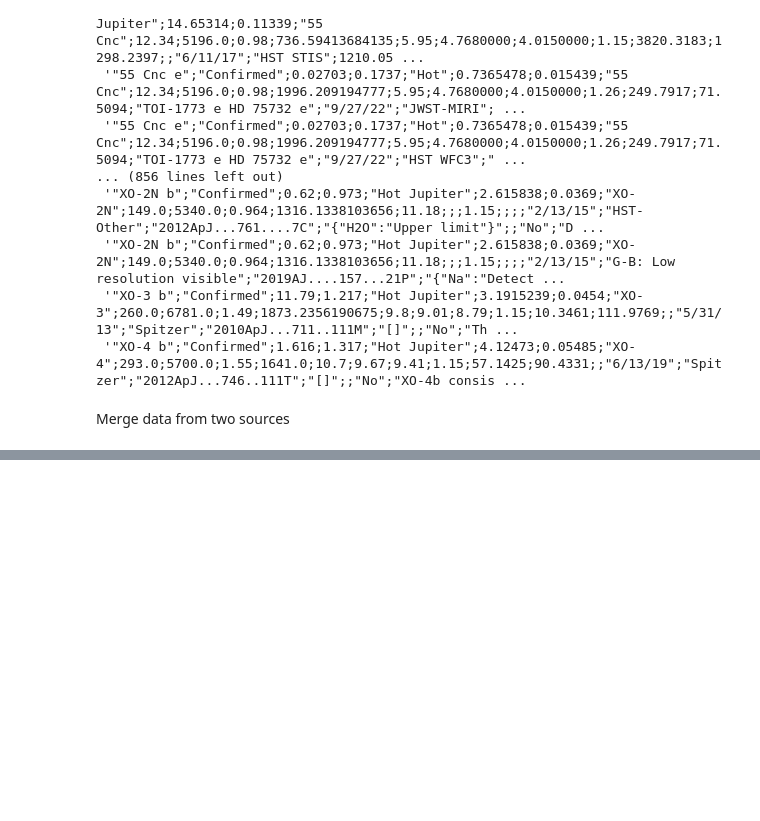
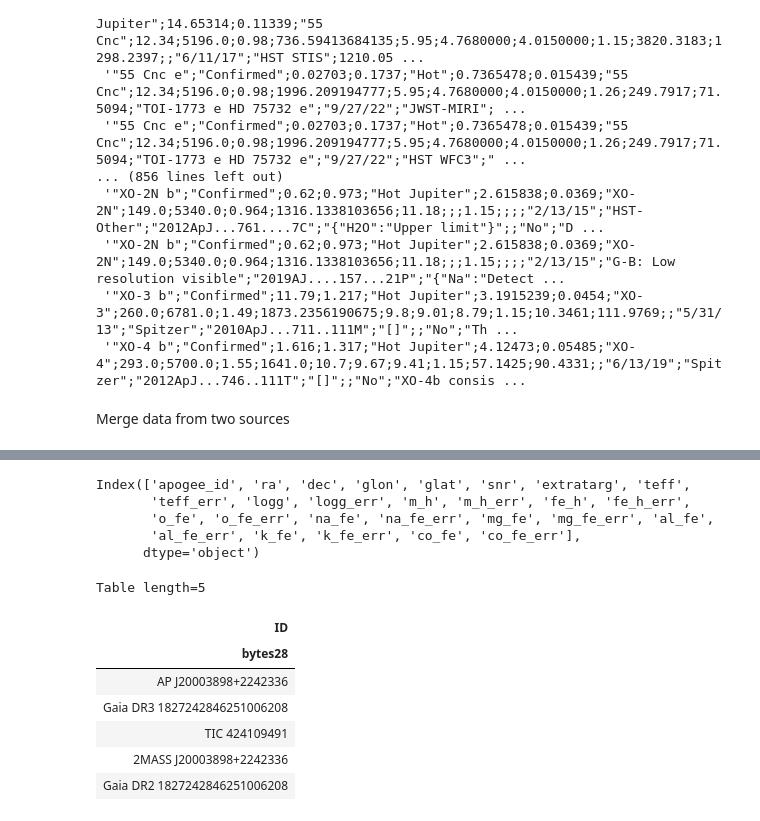
Before and after one commit to Chrrrrris/StarPlanet_Abundance_Catalog, a Jupyter notebook: code/data_preprocessing.ipynb, the cells around one changed output, grey strips where cells are left out. Saved outputs shown, nothing was run; the diff lists cells and outputs as text; code cells hidden in the pictures; blank space fills up the shorter version.

Commit message:
apogee added

```diff
--- a/code/data_preprocessing.ipynb
+++ b/code/data_preprocessing.ipynb
@@ -170,0 +246,21 @@ print(systems_df)
+# %%
+apogee_df.columns
+# %% [output]
+Index(['apogee_id', 'ra', 'dec', 'glon', 'glat', 'snr', 'extratarg', 'teff',
+       'teff_err', 'logg', 'logg_err', 'm_h', 'm_h_err', 'fe_h', 'fe_h_err',
+       'o_fe', 'o_fe_err', 'na_fe', 'na_fe_err', 'mg_fe', 'mg_fe_err', 'al_fe',
+       'al_fe_err', 'k_fe', 'k_fe_err', 'co_fe', 'co_fe_err'],
+      dtype='object')
+# %%
+from astroquery.simbad import Simbad
+
+Simbad.query_objectids('AP J20003898+2242336')
+# %% [output]
+Table length=5
+| ID |
+| bytes28 |
+| AP J20003898+2242336 |
+| Gaia DR3 1827242846251006208 |
+| TIC 424109491 |
+| 2MASS J20003898+2242336 |
+| Gaia DR2 1827242846251006208 |
```
Also changed, not shown: parts of 12 cells of this notebook, 3 other files.
